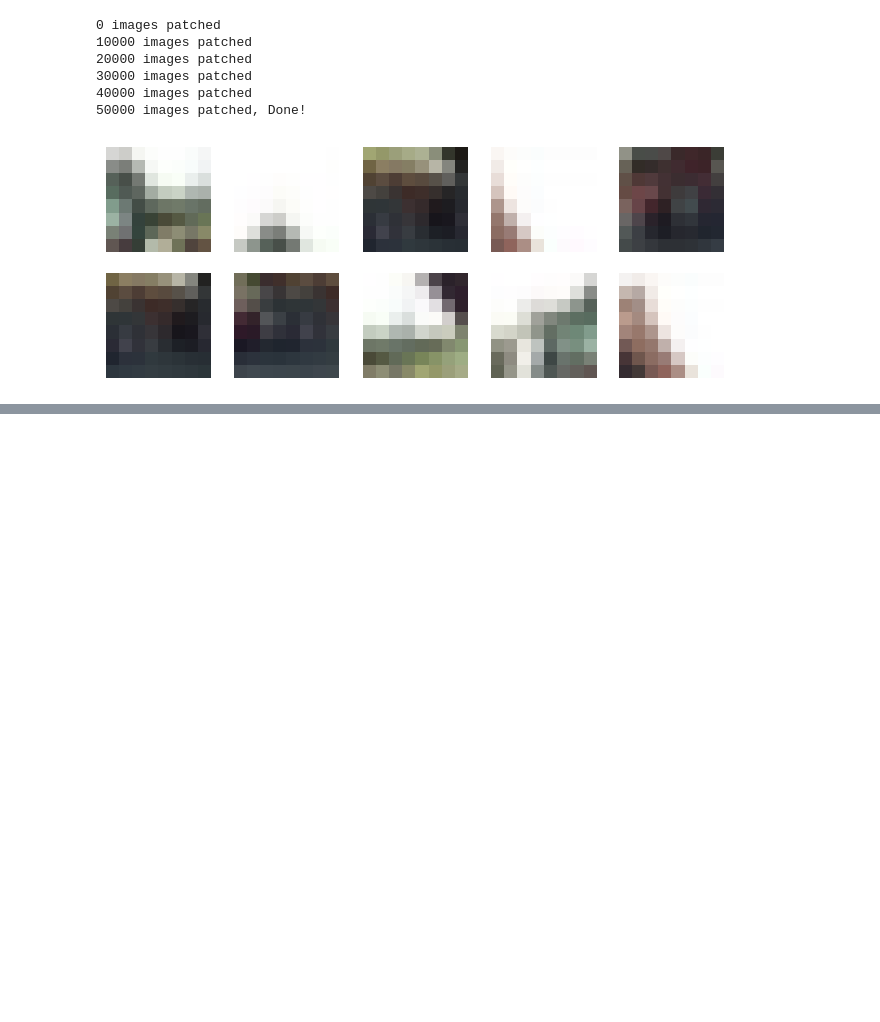
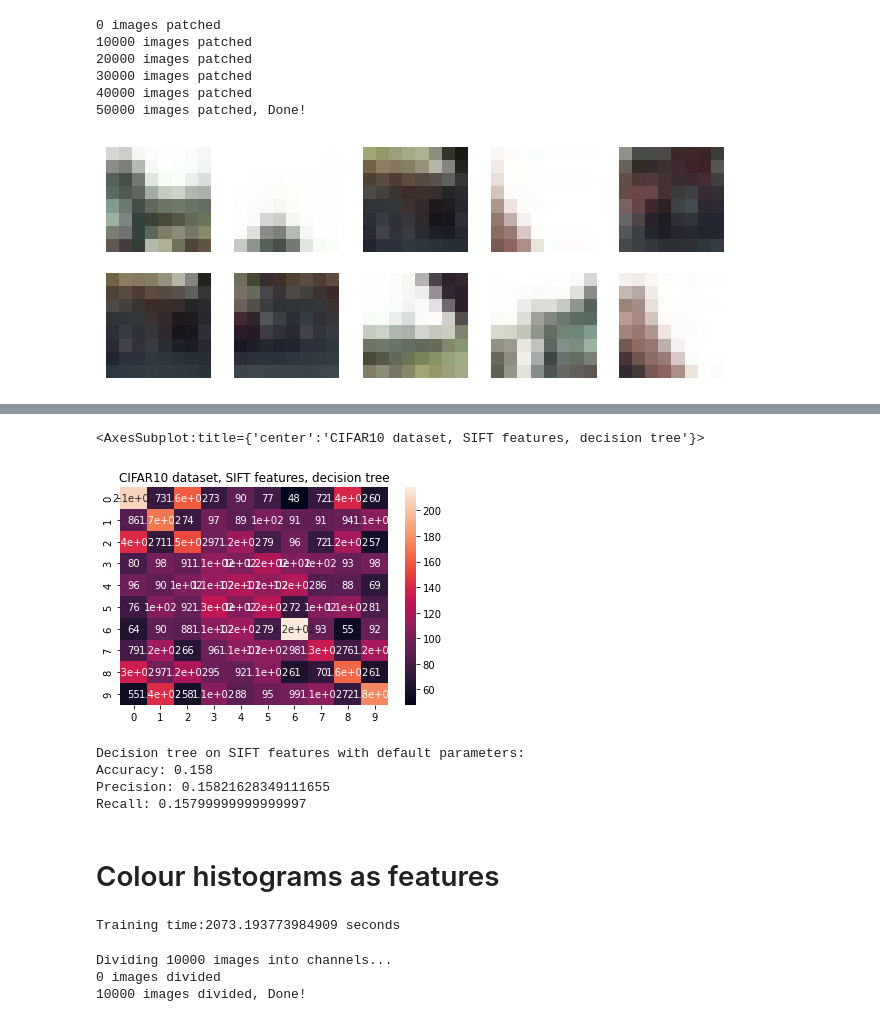
Before and after one commit to Cavalex/ML_Ex1, a Jupyter notebook: ex3/FeatureRepresentationAndExtraction-CIFAR10.ipynb, the cells around one changed output, grey strips where cells are left out. Saved outputs shown, nothing was run; the diff lists cells and outputs as text; code cells hidden in the pictures; blank space fills up the shorter version.

```diff
--- a/ex3/FeatureRepresentationAndExtraction-CIFAR10.ipynb
+++ b/ex3/FeatureRepresentationAndExtraction-CIFAR10.ipynb
@@ -167,0 +358,53 @@ cv2.destroyAllWindows()
+# %%
+confusionmatrix = confusion_matrix(test_labels, y_pred_bov_dt)
+plt.title('CIFAR10 dataset, SIFT features, decision tree')
+plt.xlabel('Predicted class')
+plt.ylabel('True class')
+sns.heatmap(confusionmatrix,annot=True)
+# %% [output]
+<AxesSubplot:title={'center':'CIFAR10 dataset, SIFT features, decision tree'}>
+[figure, added]
+# %%
+print('Decision tree on SIFT features with default parameters:')
+print('Accuracy: ' + str(accuracy_score(test_labels,y_pred_bov_dt)))
+print('Precision: ' + str(precision_score(test_labels,y_pred_bov_dt,average='macro')))
+print('Recall: ' + str(recall_score(test_labels,y_pred_bov_dt,average='macro')))
+# %% [output]
+Decision tree on SIFT features with default parameters:
+Accuracy: 0.158
+Precision: 0.15821628349111655
+Recall: 0.15799999999999997
+# %% [markdown]
+# Colour histograms as features
+# %%
+from sklearn.svm import SVC
+svm = SVC()
+start = tf.timestamp()
+svm.fit(color_features, train_labels)
+print('Training time:' +str(tf.get_static_value(tf.timestamp()-start))+ ' seconds')
+# %% [output]
+Training time:2073.193773984909 seconds
+# %%
+color_representations_test = [] # a tuple in the form (label, image, [channels])
+
+
+print(f"Dividing {len(test_img)} images into channels...")
+for i in range(len(test_img)):
+    chans=cv2.split(test_img[i])
+    color_representations_test.append((test_labels[i], test_img[i], chans))
+    if i % 10000 == 0:
+        print(f"{i} images divided")
+print(f"{i+1} images divided, Done!")
+
+color_histograms_test = []
+for i in range(len(color_representations_test)):
+    image_colors = []
+    for (channel, c) in zip(color_representations_test[i][2], colors):
+        hist=cv2.calcHist([channel], [0], None, [256], [0,256])
+        image_colors.extend(hist)
+    color_histograms_test.append(image_colors)
+color_histograms_test = np.squeeze(np.array(color_histograms_test))
+# %% [output]
+Dividing 10000 images into channels...
+0 images divided
+10000 images divided, Done!
```
Also changed, not shown: parts of 32 cells of this notebook, 1 other file.
